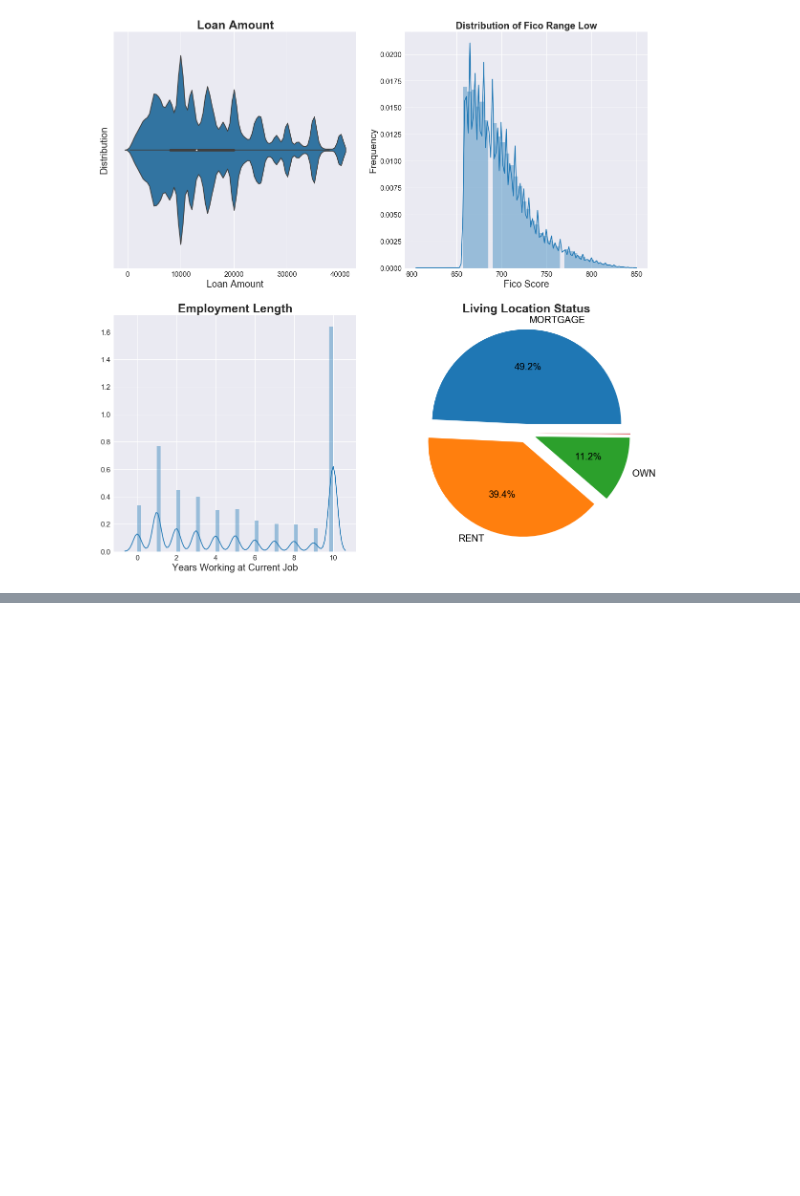
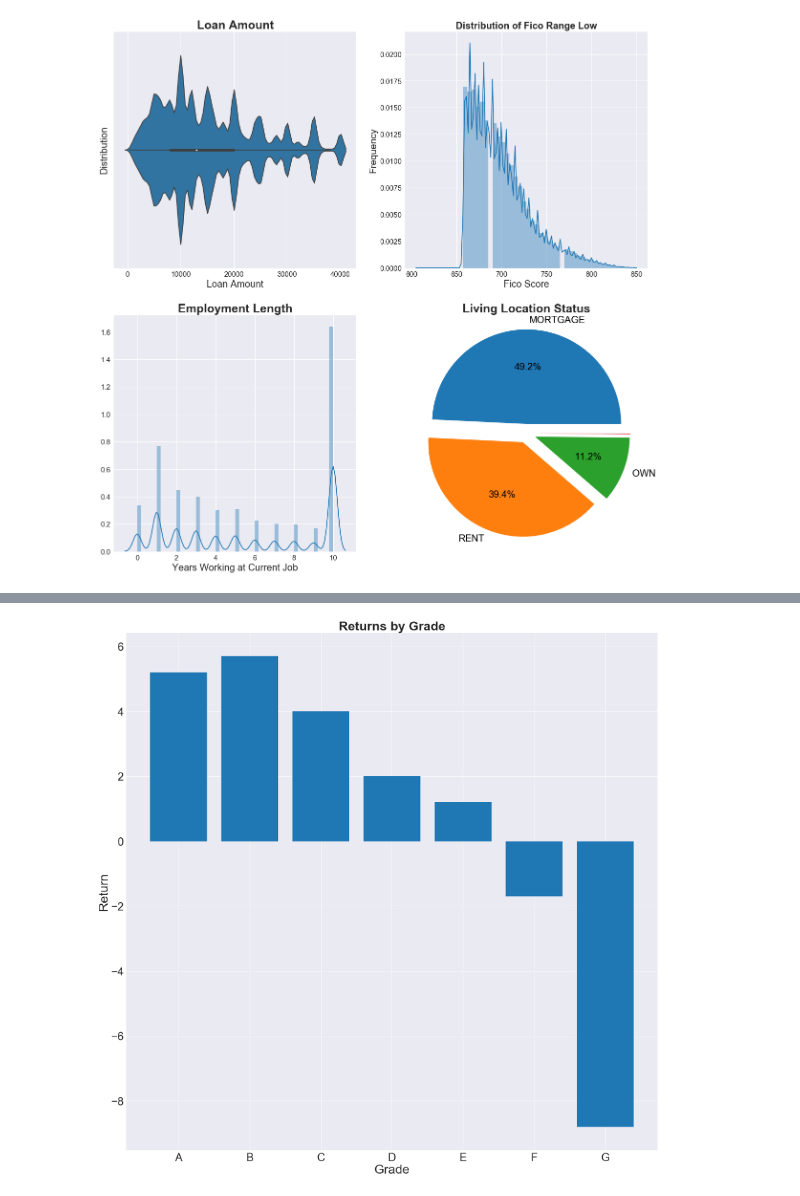
Before and after one commit to ajricks4/lending-club, a Jupyter notebook: Lending_Club_EDA.ipynb, the cells around one changed output, grey strips where cells are left out. Saved outputs shown, nothing was run; the diff lists cells and outputs as text; code cells hidden in the pictures; blank space fills up the shorter version.

```diff
--- a/Lending_Club_EDA.ipynb
+++ b/Lending_Club_EDA.ipynb
@@ -114,3 +118,5 @@ Name: loan_amnt, dtype: float64
 LCP.lc_individual_profile(df)
 # %% [output]
 [figure]
+# %%
+df = LCC.clean_lc_for_models(df)
@@ -116,0 +141,6 @@ LCP.lc_individual_profile(df)
+# %%
+returns = LCP.lc_returns(df)
+# %%
+LCP.lc_plot_returns(returns)
+# %% [output]
+[figure, added]
```
Also changed, not shown: parts of 3 cells of this notebook.
